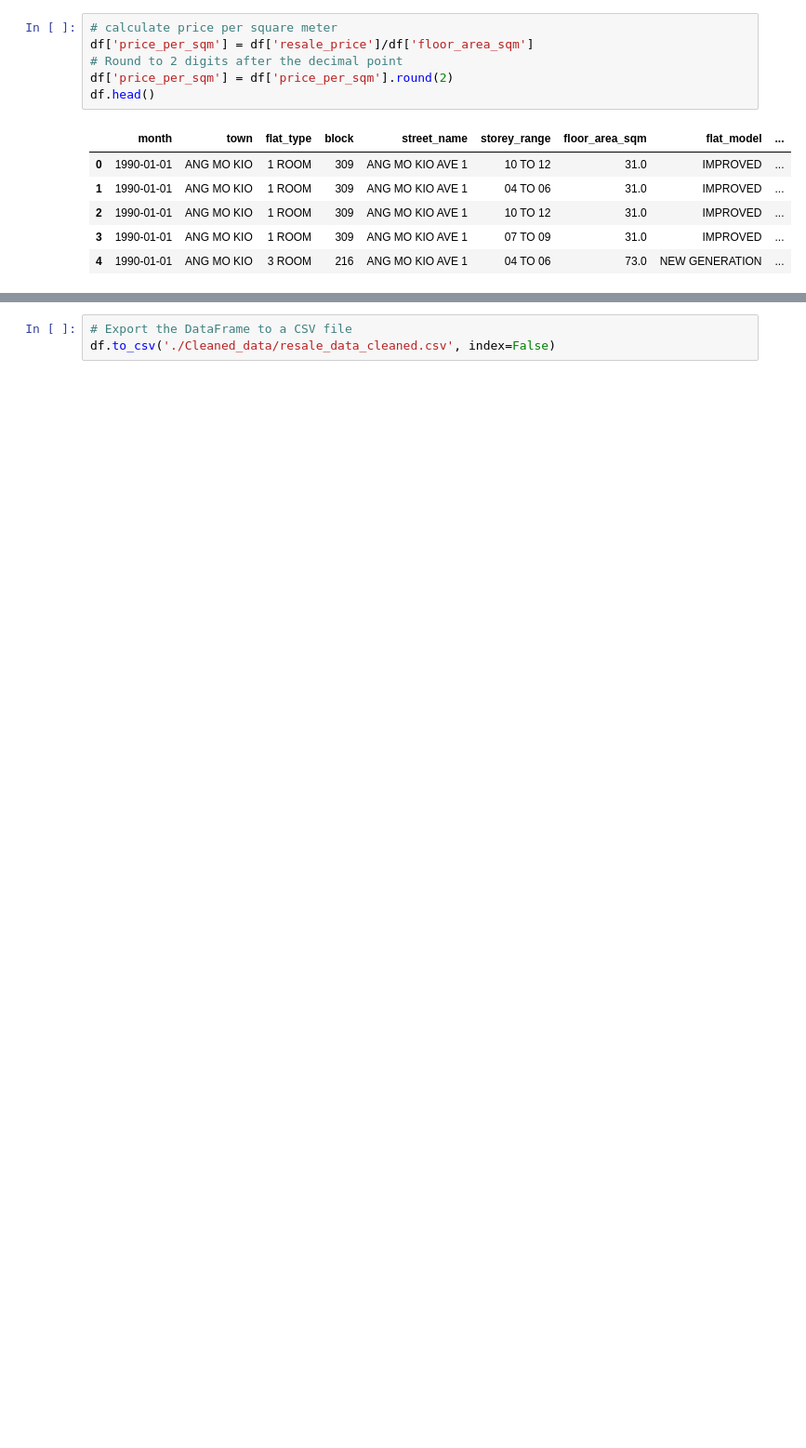
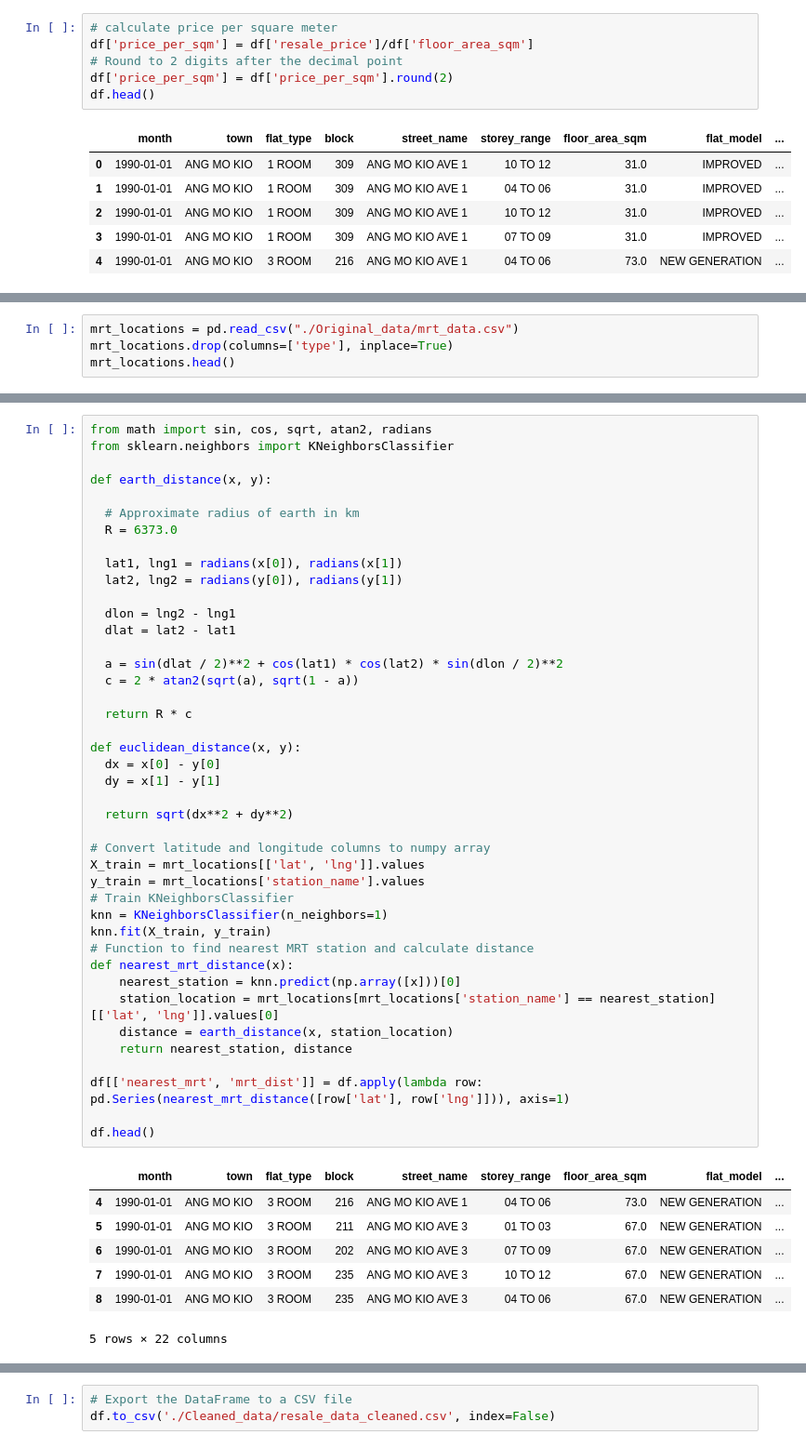
Before and after one commit to zacherylzy/IT5006-Milestone1, a Jupyter notebook: IT5006 Project/clean_resale.ipynb, the cells around one changed output, grey strips where cells are left out. Shown: that part at 93% size. Drawn from its saved outputs; the diff is of its cells as text; blank space fills up the shorter version.

```diff
--- a/IT5006 Project/clean_resale.ipynb
+++ b/IT5006 Project/clean_resale.ipynb
@@ -163,0 +212,4 @@ df.head()
+# %%
+mrt_locations = pd.read_csv("./Original_data/mrt_data.csv")
+mrt_locations.drop(columns=['type'], inplace=True)
+mrt_locations.head()
@@ -163,0 +223,50 @@ df.head()
+# %%
+from math import sin, cos, sqrt, atan2, radians
+from sklearn.neighbors import KNeighborsClassifier
+
+def earth_distance(x, y):
+
+  # Approximate radius of earth in km
+  R = 6373.0
+
+  lat1, lng1 = radians(x[0]), radians(x[1])
+  lat2, lng2 = radians(y[0]), radians(y[1])
+
+  dlon = lng2 - lng1
+  dlat = lat2 - lat1
+
+  a = sin(dlat / 2)**2 + cos(lat1) * cos(lat2) * sin(dlon / 2)**2
+  c = 2 * atan2(sqrt(a), sqrt(1 - a))
+
+  return R * c
+
+def euclidean_distance(x, y):
+  dx = x[0] - y[0]
+  dy = x[1] - y[1]
+
+  return sqrt(dx**2 + dy**2)
+
+# Convert latitude and longitude columns to numpy array
+X_train = mrt_locations[['lat', 'lng']].values
+y_train = mrt_locations['station_name'].values
+# Train KNeighborsClassifier
+knn = KNeighborsClassifier(n_neighbors=1)
+knn.fit(X_train, y_train)
+# Function to find nearest MRT station and calculate distance
+def nearest_mrt_distance(x):
+    nearest_station = knn.predict(np.array([x]))[0]
+    station_location = mrt_locations[mrt_locations['station_name'] == nearest_station][['lat', 'lng']].values[0]
+    distance = earth_distance(x, station_location)
+    return nearest_station, distance
+
+df[['nearest_mrt', 'mrt_dist']] = df.apply(lambda row: pd.Series(nearest_mrt_distance([row['lat'], row['lng']])), axis=1)
+
+df.head()
+# %% [output]
+|  | month | town | flat_type | block | street_name | storey_range | floor_area_sqm | flat_model | ... |
+| 4 | 1990-01-01 | ANG MO KIO | 3 ROOM | 216 | ANG MO KIO AVE 1 | 04 TO 06 | 73.0 | NEW GENERATION | ... |
+| 5 | 1990-01-01 | ANG MO KIO | 3 ROOM | 211 | ANG MO KIO AVE 3 | 01 TO 03 | 67.0 | NEW GENERATION | ... |
+| 6 | 1990-01-01 | ANG MO KIO | 3 ROOM | 202 | ANG MO KIO AVE 3 | 07 TO 09 | 67.0 | NEW GENERATION | ... |
+| 7 | 1990-01-01 | ANG MO KIO | 3 ROOM | 235 | ANG MO KIO AVE 3 | 10 TO 12 | 67.0 | NEW GENERATION | ... |
+| 8 | 1990-01-01 | ANG MO KIO | 3 ROOM | 235 | ANG MO KIO AVE 3 | 04 TO 06 | 67.0 | NEW GENERATION | ... |
+5 rows × 22 columns
```
Also changed, not shown: parts of 9 cells of this notebook, 7 other files.
